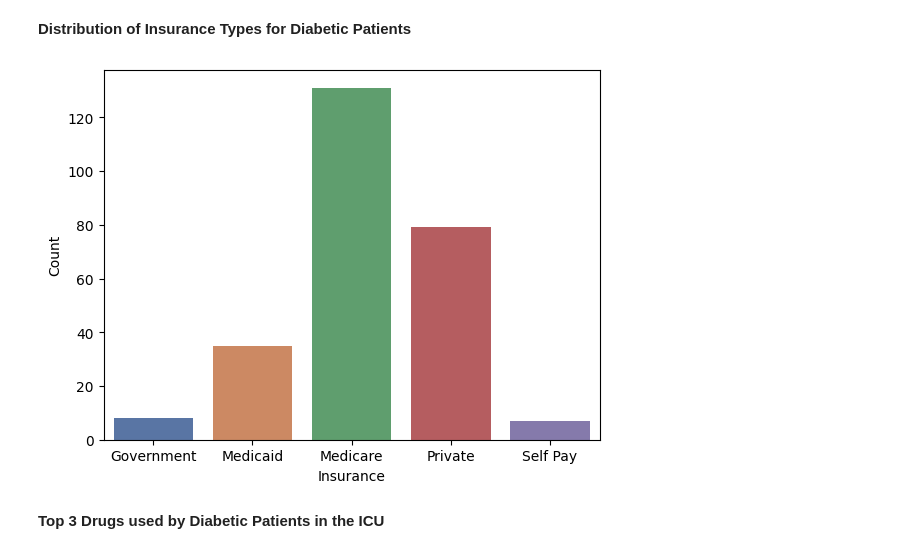
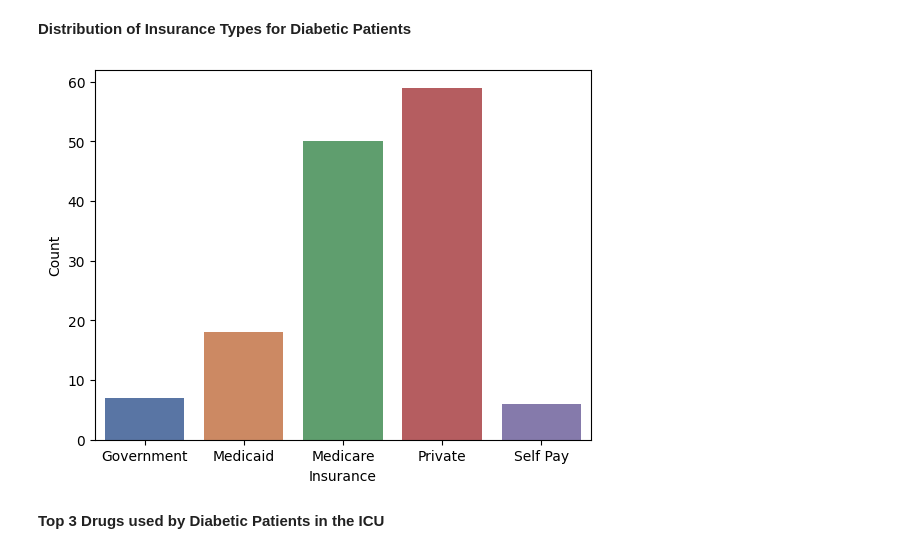
Before and after one commit to rhiats/diab_sev_mimicIII, a Jupyter notebook: Analysis_of_Patients_with_Type_2_Diabetes_in_ICU.ipynb, the cells around one changed output. Drawn from its saved outputs; the diff is of its cells as text; code cells hidden in the pictures.

Commit message:
Remove duplicates insurance

```diff
--- a/Analysis_of_Patients_with_Type_2_Diabetes_in_ICU.ipynb
+++ b/Analysis_of_Patients_with_Type_2_Diabetes_in_ICU.ipynb
@@ -65,16 +65,17 @@ plt.savefig("/content/drive/MyDrive/output/gender.png")
 **Distribution of Insurance Types for Diabetic Patients**
 # %%
 df_insur_diab=df_admissions[df_admissions['subject_id'].isin(sub_id_diab)][['subject_id','insurance']]
+df_insur_diab.drop_duplicates(subset=['subject_id','insurance'],inplace=True)
 
 insur_df_cnt=df_insur_diab.groupby(['insurance']).count().reset_index()
 
 insur_df_cnt.rename(columns={"subject_id": "Count","insurance": "Insurance"}, inplace=True)
 
 sns.barplot(data=insur_df_cnt, x='Insurance', y="Count", palette="deep")
 
 plt.savefig("/content/drive/MyDrive/output/insurance.png")
 # %% [output]
-[figure, old version]
+[figure, new version]
 # %% [markdown]
 **Top 3 Drugs used by Diabetic Patients in the ICU**
 # %%
```
Also changed, not shown: parts of 1 cell of this notebook.
